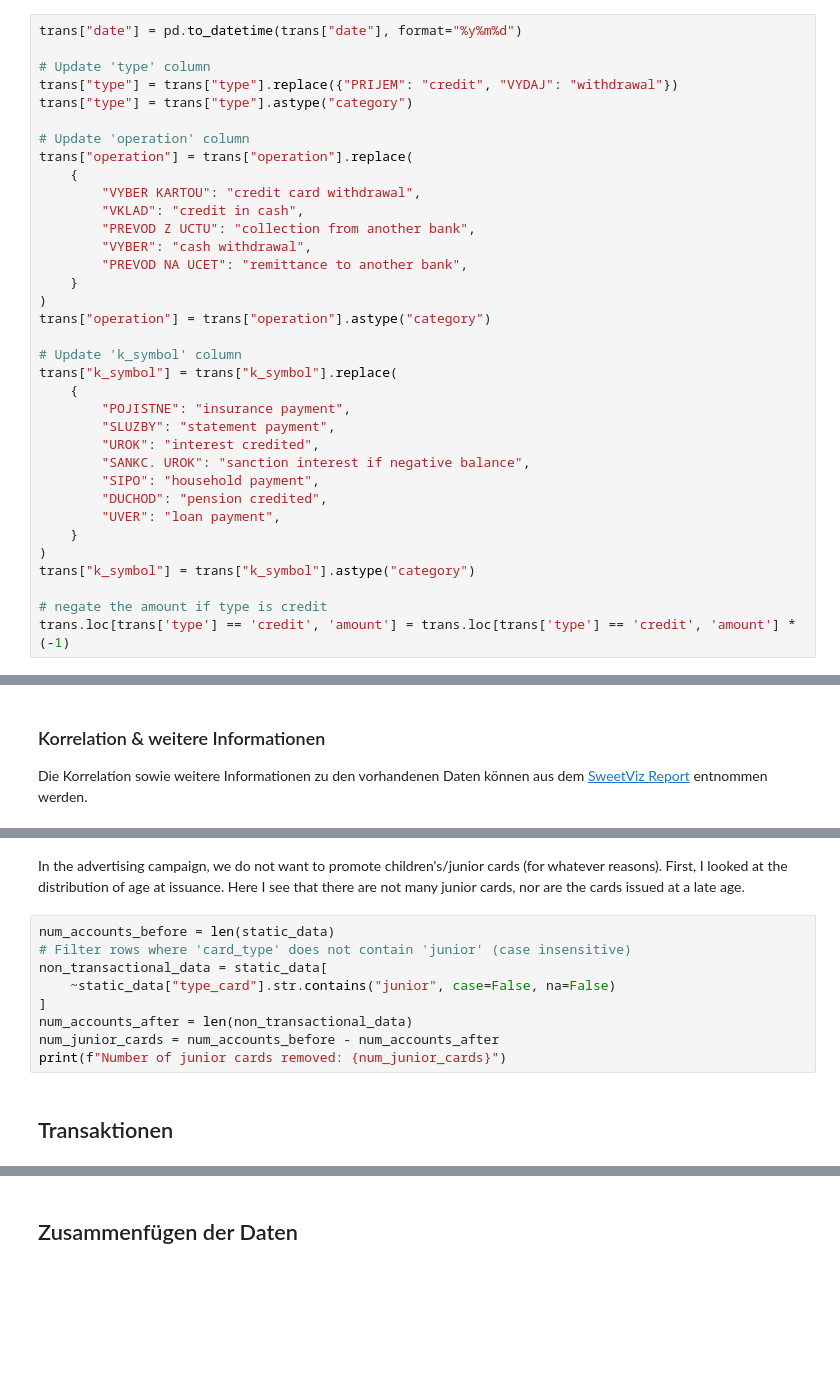
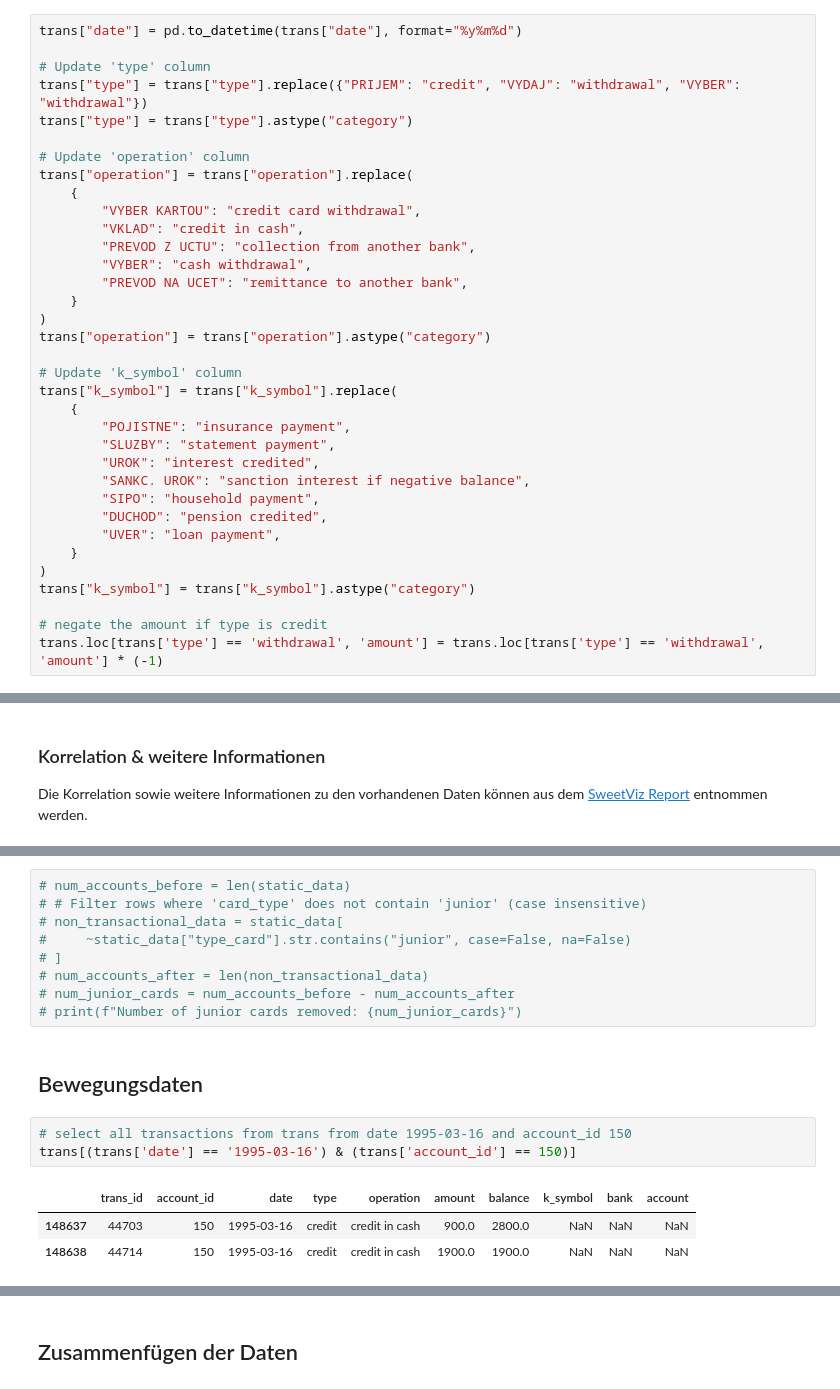
Before and after one commit to etiiiR/fhnw_aml, a Jupyter notebook: AML_MC.ipynb, the cells around one changed output, grey strips where cells are left out. Drawn from its saved outputs; the diff is of its cells as text; blank space fills up the shorter version.

```diff
--- a/AML_MC.ipynb
+++ b/AML_MC.ipynb
@@ -703,7 +962,7 @@ Die Kategorien für `type`, `operation` und `k_symbol` wurden übersetzt und die
 trans["date"] = pd.to_datetime(trans["date"], format="%y%m%d")
 
 # Update 'type' column
-trans["type"] = trans["type"].replace({"PRIJEM": "credit", "VYDAJ": "withdrawal"})
+trans["type"] = trans["type"].replace({"PRIJEM": "credit", "VYDAJ": "withdrawal", "VYBER": "withdrawal"})
 trans["type"] = trans["type"].astype("category")
 
 # Update 'operation' column
@@ -733,5 +992,5 @@ trans["k_symbol"] = trans["k_symbol"].replace(
 trans["k_symbol"] = trans["k_symbol"].astype("category")
 
 # negate the amount if type is credit
-trans.loc[trans['type'] == 'credit', 'amount'] = trans.loc[trans['type'] == 'credit', 'amount'] * (-1)
+trans.loc[trans['type'] == 'withdrawal', 'amount'] = trans.loc[trans['type'] == 'withdrawal', 'amount'] * (-1)
 # %%
@@ -896,13 +1164,18 @@ plt.show()
-# %% [markdown]
-In the advertising campaign, we do not want to promote children's/junior cards (for whatever reasons). First, I looked at the distribution of age at issuance. Here I see that there are not many junior cards, nor are the cards issued at a late age.
 # %%
-num_accounts_before = len(static_data)
-# Filter rows where 'card_type' does not contain 'junior' (case insensitive)
-non_transactional_data = static_data[
-    ~static_data["type_card"].str.contains("junior", case=False, na=False)
-]
-num_accounts_after = len(non_transactional_data)
-num_junior_cards = num_accounts_before - num_accounts_after
-print(f"Number of junior cards removed: {num_junior_cards}")
+# num_accounts_before = len(static_data)
+# # Filter rows where 'card_type' does not contain 'junior' (case insensitive)
+# non_transactional_data = static_data[
+#     ~static_data["type_card"].str.contains("junior", case=False, na=False)
+# ]
+# num_accounts_after = len(non_transactional_data)
+# num_junior_cards = num_accounts_before - num_accounts_after
+# print(f"Number of junior cards removed: {num_junior_cards}")
 # %% [markdown]
-## Transaktionen
+## Bewegungsdaten
+# %%
+# select all transactions from trans from date 1995-03-16 and account_id 150
+trans[(trans['date'] == '1995-03-16') & (trans['account_id'] == 150)]
+# %% [output]
+|  | trans_id | account_id | date | type | operation | amount | balance | k_symbol | bank | account |
+| 148637 | 44703 | 150 | 1995-03-16 | credit | credit in cash | 900.0 | 2800.0 | NaN | NaN | NaN |
+| 148638 | 44714 | 150 | 1995-03-16 | credit | credit in cash | 1900.0 | 1900.0 | NaN | NaN | NaN |
```
Also changed, not shown: parts of 96 cells of this notebook, 3 other files.
